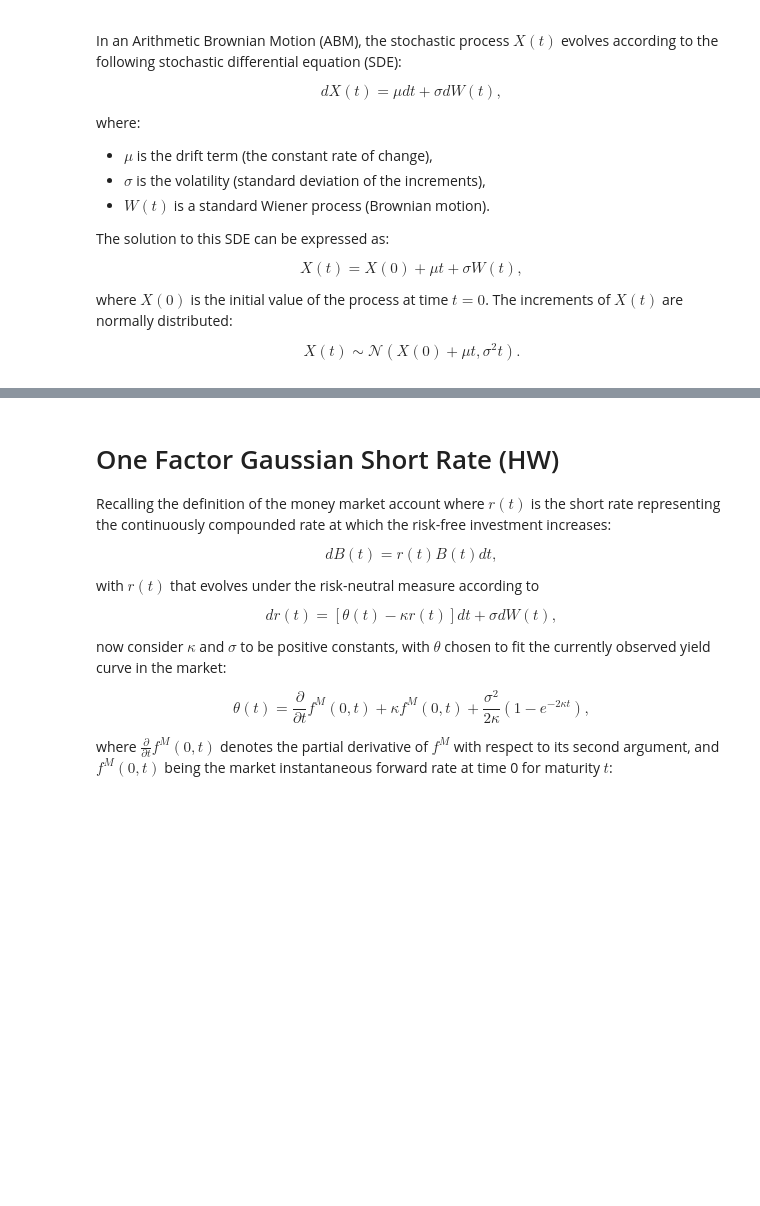
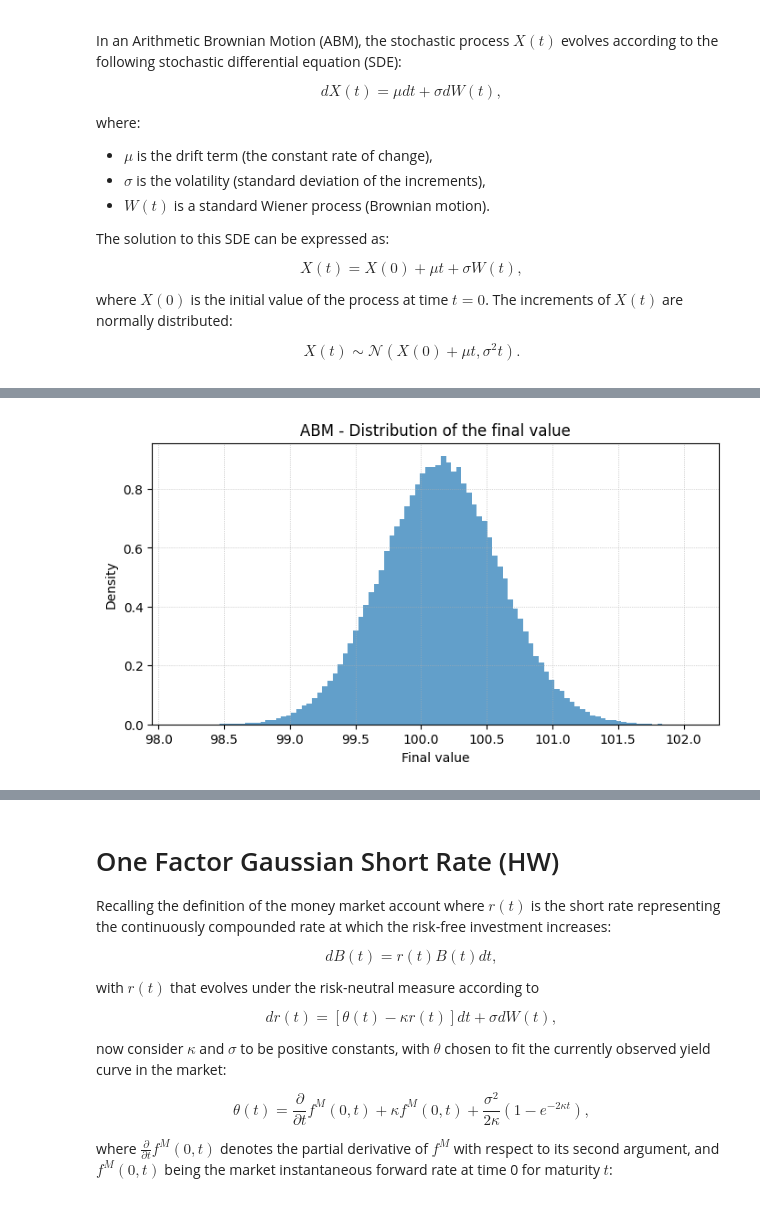
Before and after one commit to andrea220/tqPlayground, a Jupyter notebook: montecarlo.ipynb, the cells around one changed output, grey strips where cells are left out. Saved outputs shown, nothing was run; the diff lists cells and outputs as text; code cells hidden in the pictures; blank space fills up the shorter version.

```diff
--- a/montecarlo.ipynb
+++ b/montecarlo.ipynb
@@ -60,0 +60,13 @@ $$
+# %%
+# Distribution of the final value of the arithmetic Brownian motion
+terminal_values_abm = s_t[:, -1].numpy()
+
+plt.figure(figsize=(8, 4))
+plt.hist(terminal_values_abm, bins=100, density=True, alpha=0.7, color="tab:blue")
+plt.xlabel("Final value")
+plt.ylabel("Density")
+plt.title("ABM - Distribution of the final value")
+plt.grid(True, linestyle=":", linewidth=0.5)
+plt.show()
+# %% [output]
+[figure, added]
```
Also changed, not shown: parts of 32 cells of this notebook, 12 other files.
